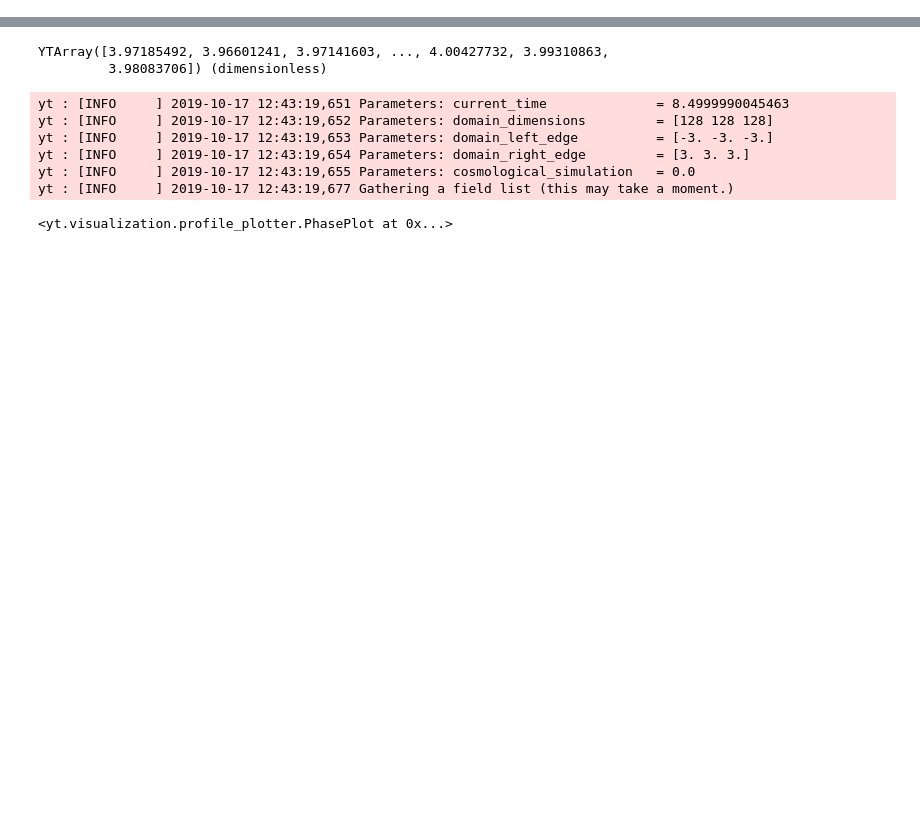
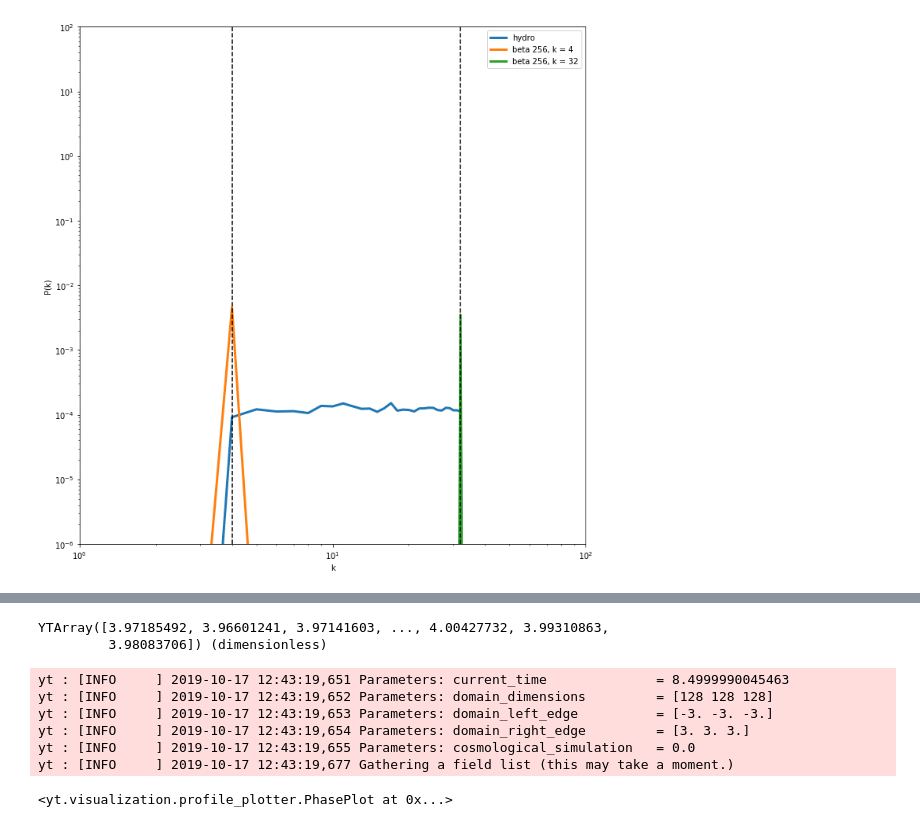
Before and after one commit to ibutsky/thermal_instabilities, a Jupyter notebook: analysis/test.ipynb, the cells around one changed output, grey strips where cells are left out. Saved outputs shown, nothing was run; the diff lists cells and outputs as text; code cells hidden in the pictures; blank space fills up the shorter version.

```diff
--- a/analysis/test.ipynb
+++ b/analysis/test.ipynb
@@ -113,11 +17,0 @@ def plot_divB(ds, vrange = 1e-4):
-# %%
-folder = 'isentropic_tctf_1.0_beta_4.0'
-#folder = 'isothermal_btest'
-#folder = 'isentropic_btest'
-
-#folder = 'btest_nograv_courant'
-
-i = 15
-ds = yt.load('../../simulations/%s/DD%04d/DD%04d'%(folder, i, i))
-ds.add_field(('gas', 'divB'), function = _divB, units = 'G/kpc')
-plot_divB(ds, vrange = 1e-2)
@@ -153,0 +145,24 @@ yt : [WARNING  ] 2019-10-22 11:17:00,551 Switching to symlog colorbar scaling un
+# %%
+i = 0
+ds0 = yt.load('../../simulations/isothermal_tctf_3.0/DD%04d/DD%04d'%(i, i))
+ds1 = yt.load('../../simulations/isothermal_tctf_3.0_beta_256.0_k_4.0/DD%04d/DD%04d'%(i, i))
+ds2 = yt.load('../../simulations/isothermal_tctf_3.0_beta_256.0_k_32.0/DD%04d/DD%04d'%(i, i))
+
+ds_list = [ds0, ds1, ds2]
+label_list = ['hydro', 'beta 256, k = 4', 'beta 256, k = 32']
+fig, ax = plt.subplots(figsize = (10,10))
+
+for ds, label in zip(ds_list, label_list):
+    k, P_k = doit(ds, 'drho')
+    ax.loglog(k, P_k, label = label, linewidth = 3)
+
+ax.axvline(4, color = 'black', linestyle = 'dashed')
+ax.axvline(32, color = 'black', linestyle = 'dashed')
+
+ax.set_xlim(1, 1e2)
+ax.set_ylim(1e-6, 1e2)
+ax.set_xlabel('k')
+ax.set_ylabel('P(k)')
+ax.legend()
+fig.tight_layout()
+# %% [output]
@@ -153,0 +187 @@ yt : [WARNING  ] 2019-10-22 11:17:00,551 Switching to symlog colorbar scaling un
+[figure, added]
```
Also changed, not shown: parts of 18 cells of this notebook, 5 other files.
